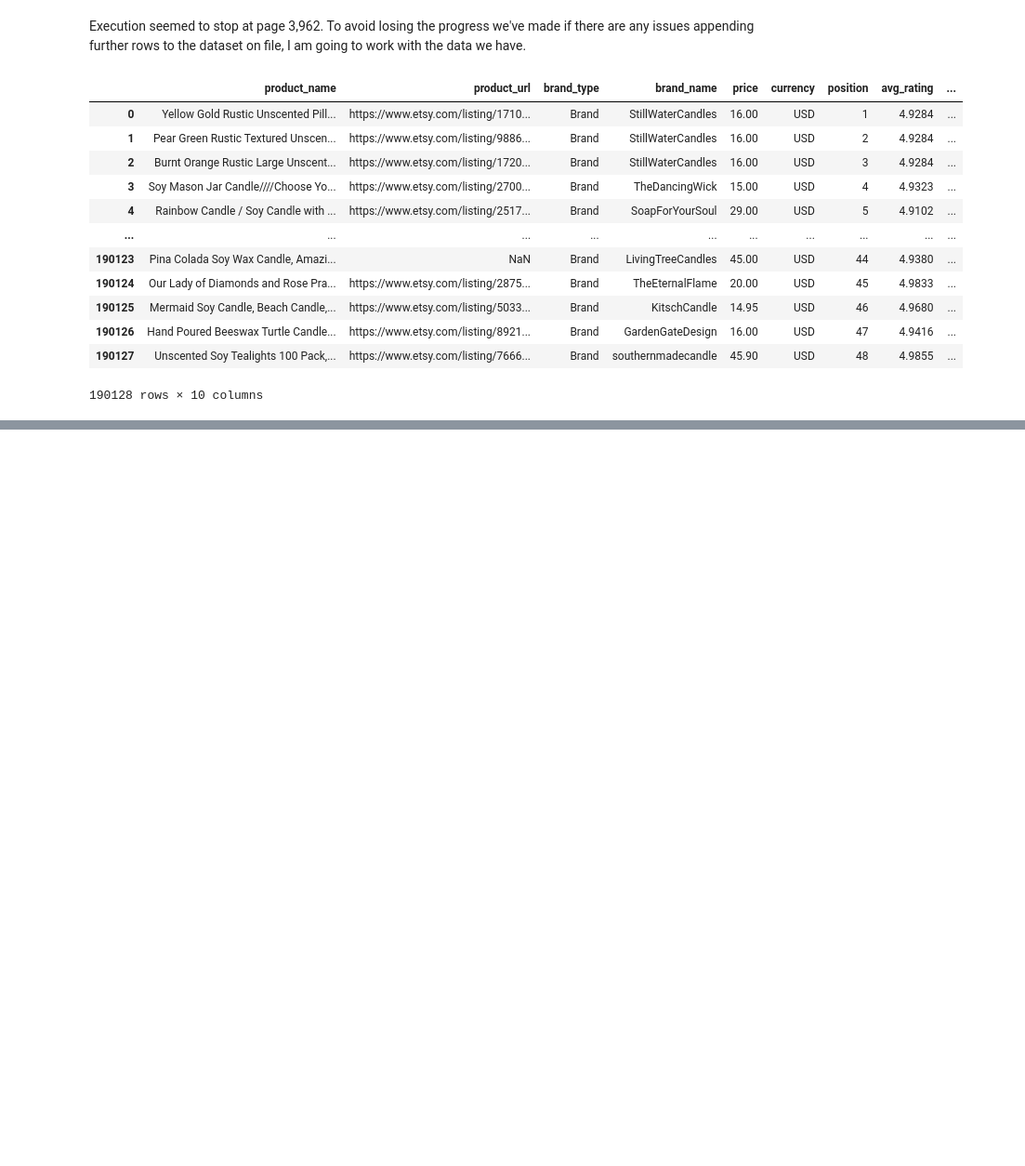
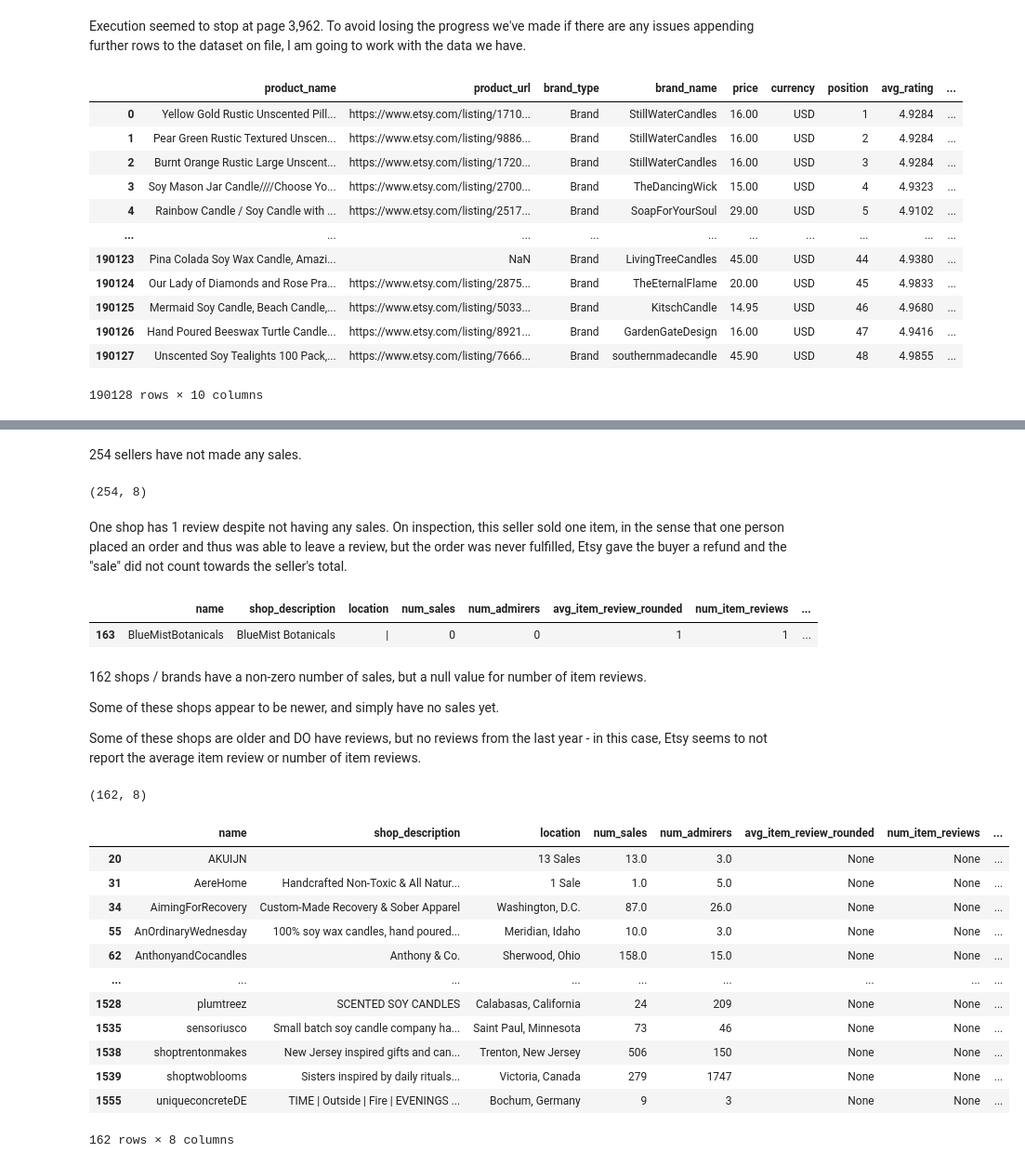
Before and after one commit to ran0027/etsy-candle-pricing-model, a Jupyter notebook: web-scraping.ipynb, the cells around one changed output, grey strips where cells are left out. Shown at 93% size. Saved outputs shown, nothing was run; the diff lists cells and outputs as text; code cells hidden in the pictures; blank space fills up the shorter version.

```diff
--- a/web-scraping.ipynb
+++ b/web-scraping.ipynb
@@ -212,0 +552,39 @@ pd.read_csv('Data/product_data.csv')
+# %% [markdown]
+254 sellers have not made any sales.
+# %%
+brand_data.loc[brand_data.num_sales == 0].shape
+# %% [output]
+(254, 8)
+# %% [markdown]
+One shop has 1 review despite not having any sales. On inspection, this seller sold one item, in the sense that one person placed an order and thus was able to leave a review, but the order was never fulfilled, Etsy gave the buyer a refund and the "sale" did not count towards the seller's total.
+# %%
+brand_data.loc[(brand_data.num_sales == 0) & (~brand_data.num_item_reviews.isna())]
+# %% [output]
+|  | name | shop_description | location | num_sales | num_admirers | avg_item_review_rounded | num_item_reviews | ... |
+| 163 | BlueMistBotanicals | BlueMist Botanicals | | | 0 | 0 | 1 | 1 | ... |
+# %% [markdown]
+162 shops / brands have a non-zero number of sales, but a null value for number of item reviews.
+
+Some of these shops appear to be newer, and simply have no sales yet.
+
+Some of these shops are older and DO have reviews, but no reviews from the last year - in this case, Etsy seems to not report the average item review or number of item reviews.
+# %%
+brand_data.loc[(brand_data.num_sales > 0)&(brand_data.num_item_reviews.isna())].shape
+# %% [output]
+(162, 8)
+# %%
+brand_data.loc[(brand_data.num_sales > 0)&(brand_data.num_item_reviews.isna()), 'num_sales']
+# %% [output]
+|  | name | shop_description | location | num_sales | num_admirers | avg_item_review_rounded | num_item_reviews | ... |
+| 20 | AKUIJN |  | 13 Sales | 13.0 | 3.0 | None | None | ... |
+| 31 | AereHome | Handcrafted Non-Toxic & All Natur... | 1 Sale | 1.0 | 5.0 | None | None | ... |
+| 34 | AimingForRecovery | Custom-Made Recovery & Sober Apparel | Washington, D.C. | 87.0 | 26.0 | None | None | ... |
+| 55 | AnOrdinaryWednesday | 100% soy wax candles, hand poured... | Meridian, Idaho | 10.0 | 3.0 | None | None | ... |
+| 62 | AnthonyandCocandles | Anthony & Co. | Sherwood, Ohio | 158.0 | 15.0 | None | None | ... |
+| ... | ... | ... | ... | ... | ... | ... | ... | ... |
+| 1528 | plumtreez | SCENTED SOY CANDLES | Calabasas, California | 24 | 209 | None | None | ... |
+| 1535 | sensoriusco | Small batch soy candle company ha... | Saint Paul, Minnesota | 73 | 46 | None | None | ... |
+| 1538 | shoptrentonmakes | New Jersey inspired gifts and can... | Trenton, New Jersey | 506 | 150 | None | None | ... |
+| 1539 | shoptwoblooms | Sisters inspired by daily rituals... | Victoria, Canada | 279 | 1747 | None | None | ... |
+| 1555 | uniqueconcreteDE | TIME | Outside | Fire | EVENINGS ... | Bochum, Germany | 9 | 3 | None | None | ... |
+162 rows × 8 columns
```
Also changed, not shown: parts of 63 cells of this notebook.
